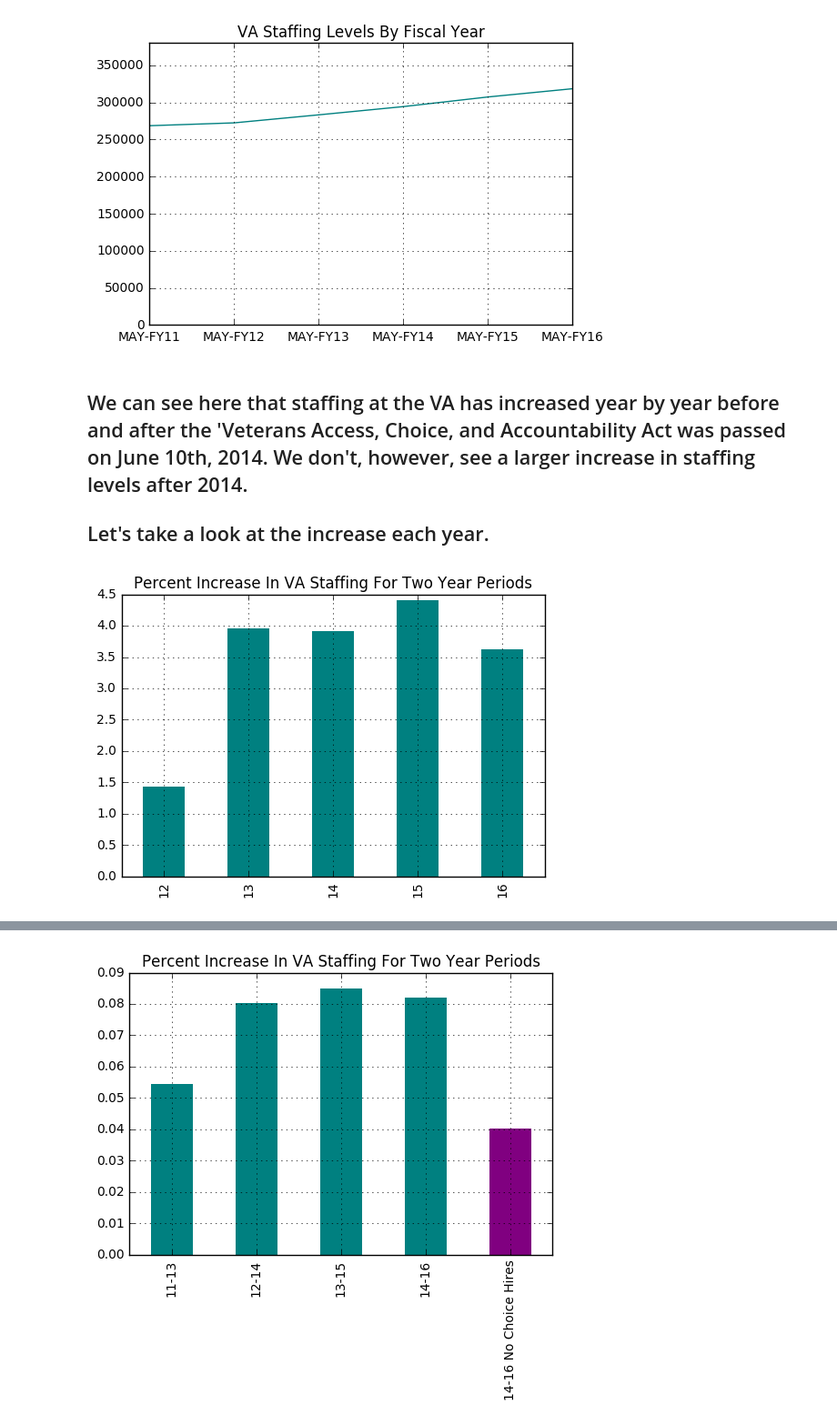
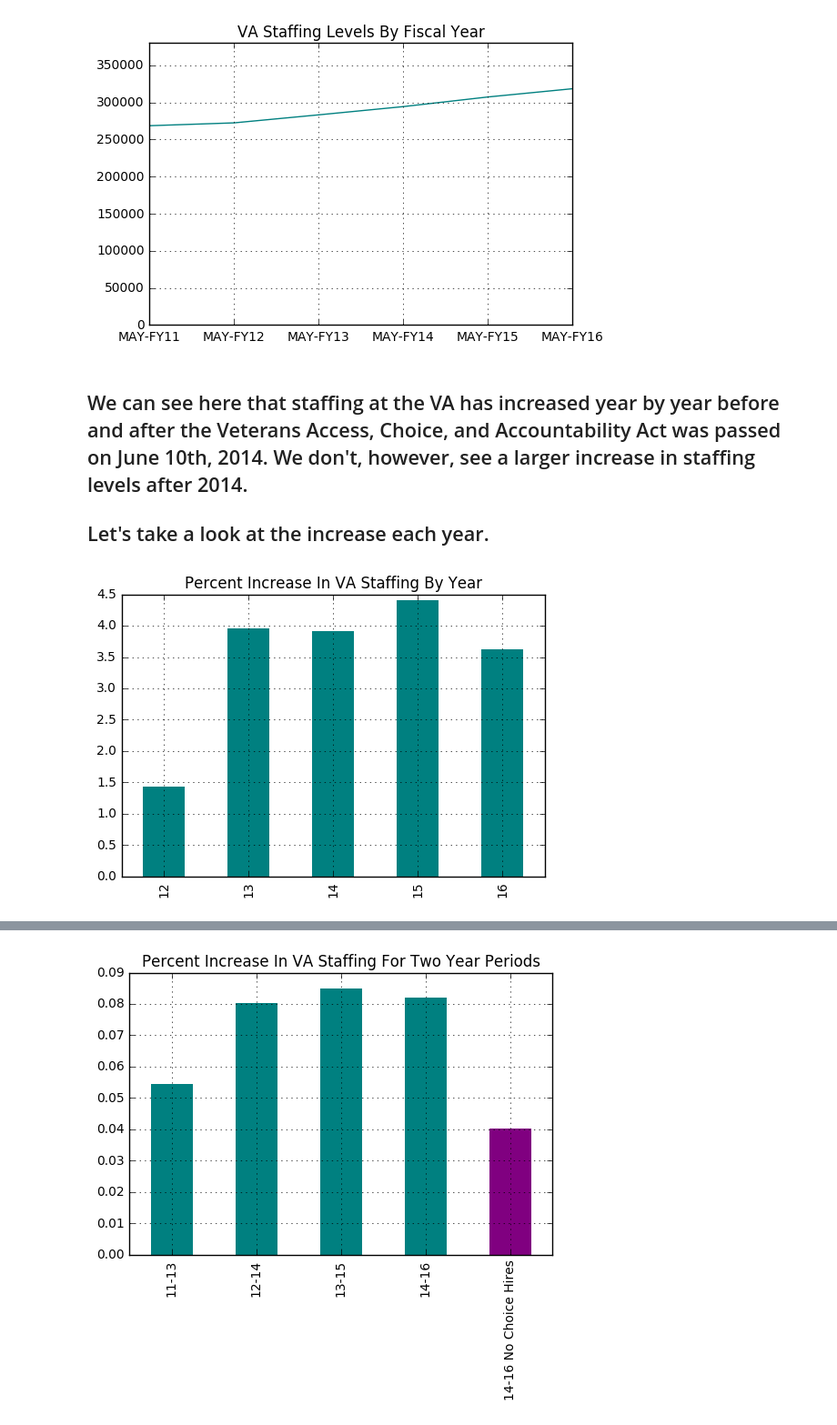
Before and after one commit to isabella232/va-data-analysis, a Jupyter notebook: Narrative/VA_Staffing.ipynb, the cells around one changed output, grey strips where cells are left out. Shown at 91% size. Drawn from its saved outputs; the diff is of its cells as text; code cells hidden in the pictures.

```diff
--- a/Narrative/VA_Staffing.ipynb
+++ b/Narrative/VA_Staffing.ipynb
@@ -28,25 +28,25 @@ ax.grid()
 # %% [output]
 [figure]
 # %% [markdown]
-## We can see here that staffing at the VA has increased year by year before and after the 'Veterans Access, Choice, and Accountability Act was passed on June 10th, 2014. We don't, however, see a larger increase in staffing levels after 2014.
+## We can see here that staffing at the VA has increased year by year before and after the Veterans Access, Choice, and Accountability Act was passed on June 10th, 2014. We don't, however, see a larger increase in staffing levels after 2014.
 
 ## Let's take a look at the increase each year.
 # %%
 percent_increase_dict = {}
 
 percent_increase_dict["12"] = ((df["MAY-FY12"] - df["MAY-FY11"])/df["MAY-FY11"])*100
 percent_increase_dict["13"] = ((df["MAY-FY13"] - df["MAY-FY12"])/df["MAY-FY12"])*100
 percent_increase_dict["14"] = ((df["MAY-FY14"] - df["MAY-FY13"])/df["MAY-FY13"])*100
 percent_increase_dict["15"] = ((df["MAY-FY15"] - df["MAY-FY14"])/df["MAY-FY14"])*100
 percent_increase_dict["16"] = ((df["MAY-FY16"] - df["MAY-FY15"])/df["MAY-FY15"])*100
 
 percent_increase = pd.DataFrame.from_dict(percent_increase_dict)
 percent_increase
 
 ax = percent_increase.transpose().plot(kind="bar",color = ["teal","teal","teal","teal"], edgecolor="none")
-ax.set_title("Percent Increase In VA Staffing For Two Year Periods")
+ax.set_title("Percent Increase In VA Staffing By Year")
 ax.legend_.remove()
 ax.grid()
 # %% [output]
-[figure, old version]
+[figure, new version]
 # %% [markdown]
```
Also changed, not shown: parts of 1 cell of this notebook.
